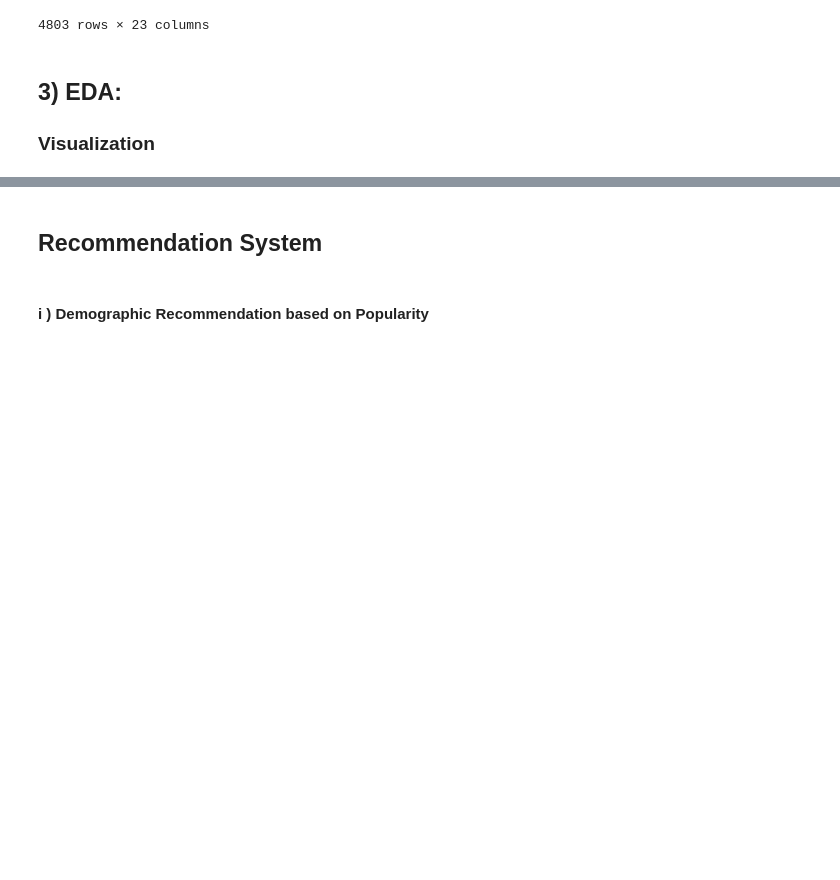
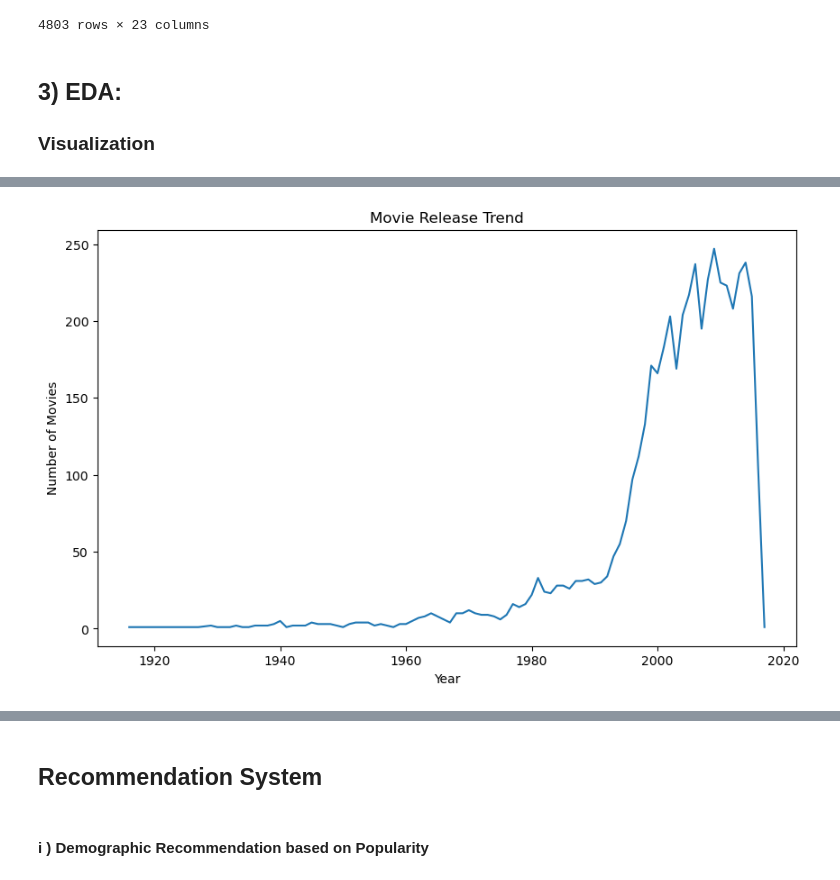
Before and after one commit to Imacharia/Movie_Recomendation, a Jupyter notebook: Movie Recommendation.ipynb, the cells around one changed output, grey strips where cells are left out. Cells and saved outputs as stored; diff of their text form; code cells hidden in the pictures; blank space fills up the shorter version.

```diff
--- a/Movie Recommendation.ipynb
+++ b/Movie Recommendation.ipynb
@@ -333,0 +355,11 @@ movies_credits
+# %%
+# Line plot for release_date
+plt.figure(figsize=(10, 6))
+movies_credits['release_date'] = pd.to_datetime(movies_credits['release_date'])
+movies_credits.groupby(movies_credits['release_date'].dt.year)['release_date'].count().plot()
+plt.title('Movie Release Trend')
+plt.xlabel('Year')
+plt.ylabel('Number of Movies')
+plt.show()
+# %% [output]
+[figure, added]
```
Also changed, not shown: parts of 5 cells of this notebook.
